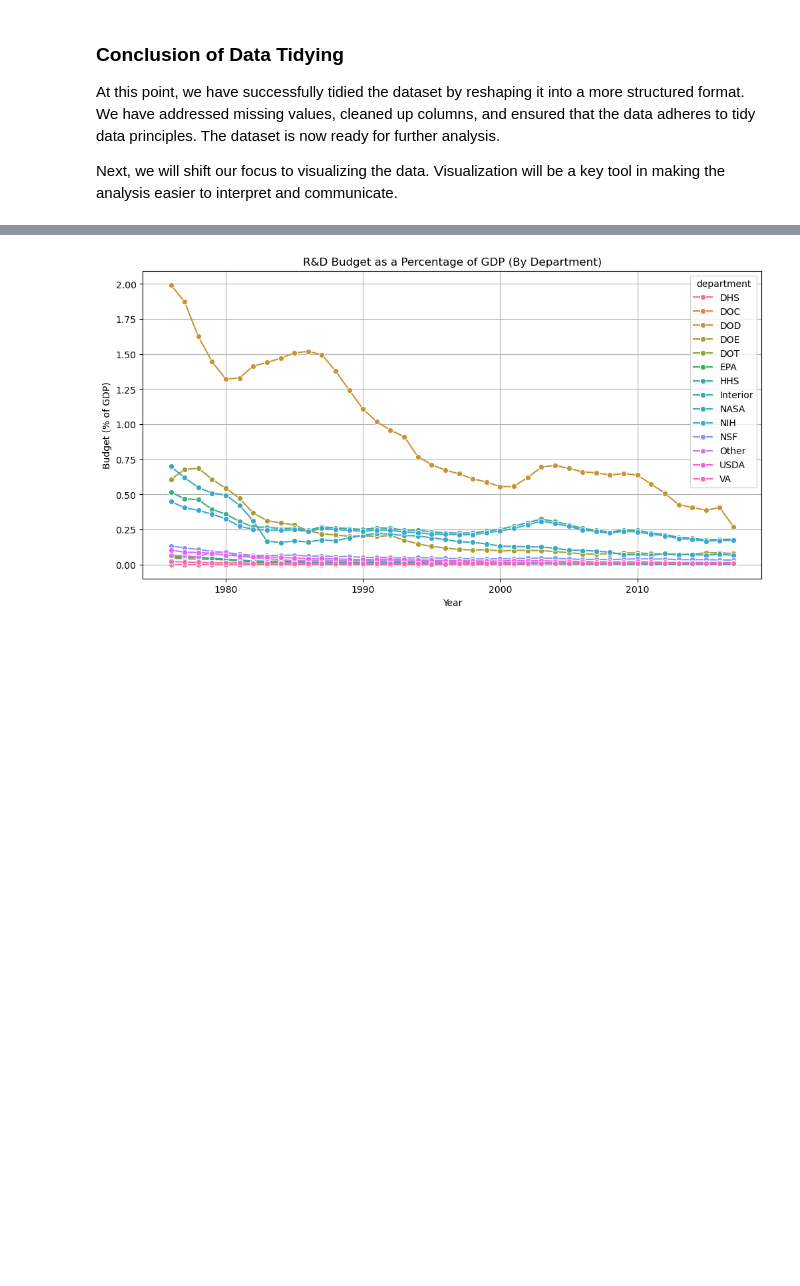
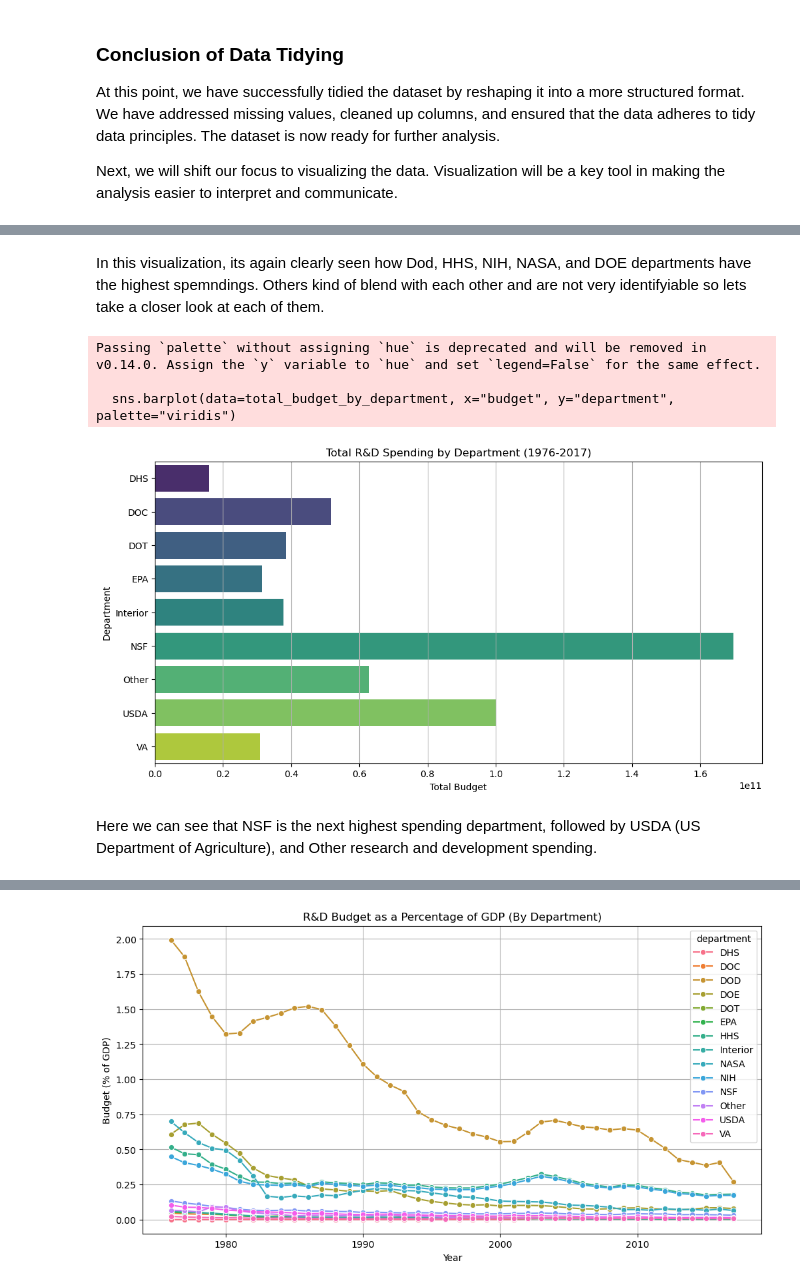
Before and after one commit to adiyabiyekenova/BIYEKENOVA-Python-Portfolio, a Jupyter notebook: TidyData-Project/tidy_data_project.ipynb, the cells around one changed output, grey strips where cells are left out. Drawn from its saved outputs; the diff is of its cells as text; code cells hidden in the pictures; blank space fills up the shorter version.

```diff
--- a/TidyData-Project/tidy_data_project.ipynb
+++ b/TidyData-Project/tidy_data_project.ipynb
@@ -221,0 +303,23 @@ Passing `palette` without assigning `hue` is deprecated and will be removed in v
+# %% [markdown]
+In this visualization, its again clearly seen how Dod, HHS, NIH, NASA, and DOE departments have the highest spemndings. Others kind of blend with each other and are not very identifyiable so lets take a closer look at each of them.
+# %%
+# Filter the dataset for specific departments
+selected_departments = ["DOC", "DOT", "EPA", "Interior", "NSF", "Other", "USDA", "VA", "DHS"]
+filtered_data = rd_budget_long[rd_budget_long["department"].isin(selected_departments)]
+
+# Plot
+plt.figure(figsize=(12, 6))
+total_budget_by_department = filtered_data.groupby("department")["budget"].sum().reset_index()
+sns.barplot(data=total_budget_by_department, x="budget", y="department", palette="viridis")
+plt.title("Total R&D Spending by Department (1976-2017)")
+plt.xlabel("Total Budget")
+plt.ylabel("Department")
+plt.grid(axis="x")
+plt.show()
+# %% [output]
+Passing `palette` without assigning `hue` is deprecated and will be removed in v0.14.0. Assign the `y` variable to `hue` and set `legend=False` for the same effect.
+
+  sns.barplot(data=total_budget_by_department, x="budget", y="department", palette="viridis")
+[figure, added]
+# %% [markdown]
+Here we can see that NSF is the next highest spending department, followed by USDA (US Department of Agriculture), and Other research and development spending.
```
Also changed, not shown: parts of 46 cells of this notebook.
